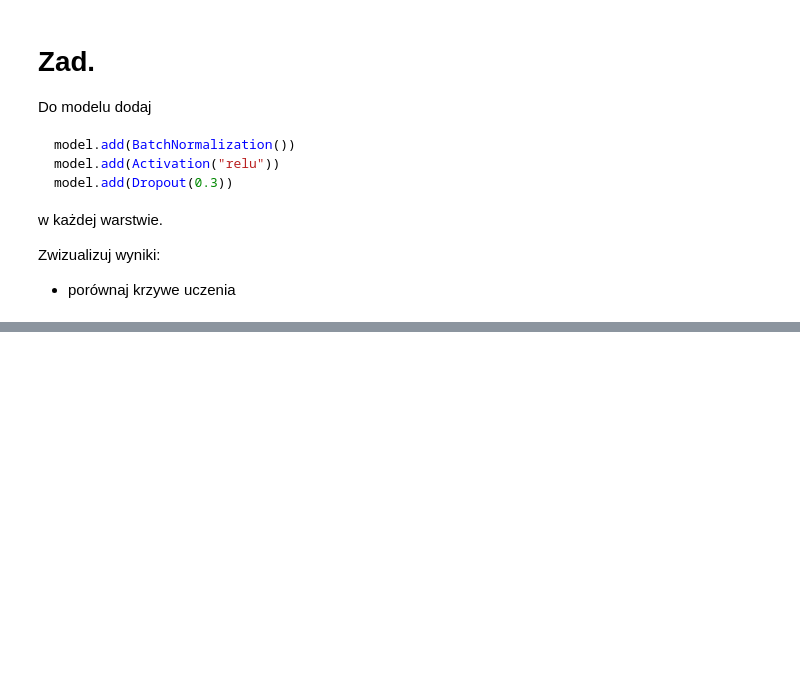
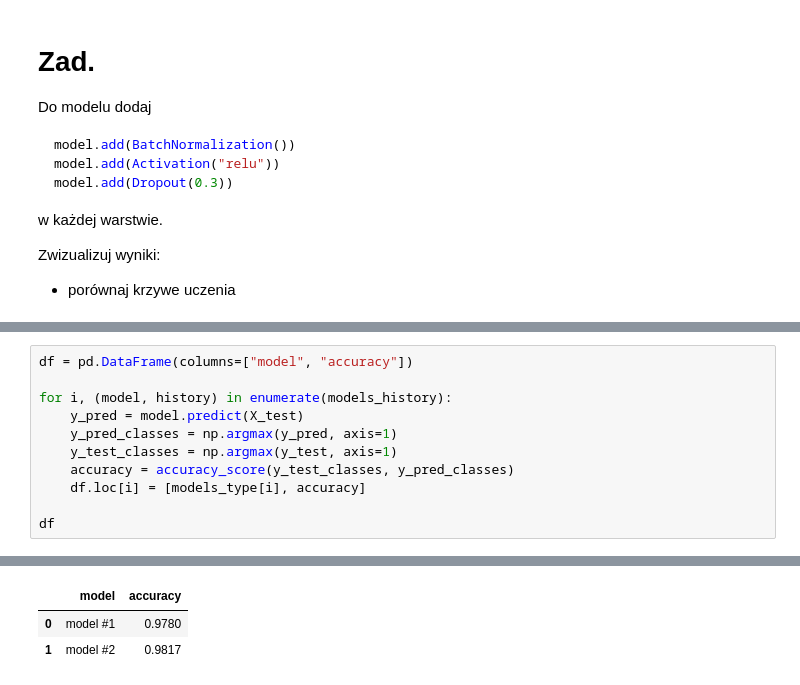
Before and after one commit to KrystianJachna/AI, a Jupyter notebook: cw10/AD_Z10_O_MNIST_BatchNormalization_Dropout.ipynb, the cells around one changed output, grey strips where cells are left out. Drawn from its saved outputs; the diff is of its cells as text; blank space fills up the shorter version.

```diff
--- a/cw10/AD_Z10_O_MNIST_BatchNormalization_Dropout.ipynb
+++ b/cw10/AD_Z10_O_MNIST_BatchNormalization_Dropout.ipynb
@@ -171,0 +228,12 @@ Zwizualizuj wyniki:
+# %%
+df = pd.DataFrame(columns=["model", "accuracy"])
+
+for i, (model, history) in enumerate(models_history):
+    y_pred = model.predict(X_test)
+    y_pred_classes = np.argmax(y_pred, axis=1)
+    y_test_classes = np.argmax(y_test, axis=1)
+    accuracy = accuracy_score(y_test_classes, y_pred_classes)
+    df.loc[i] = [models_type[i], accuracy]
+
+df
+# %% [output]
@@ -171,0 +242,3 @@ Zwizualizuj wyniki:
+|  | model | accuracy |
+| 0 | model #1 | 0.9780 |
+| 1 | model #2 | 0.9817 |
```
Also changed, not shown: parts of 14 cells of this notebook.
